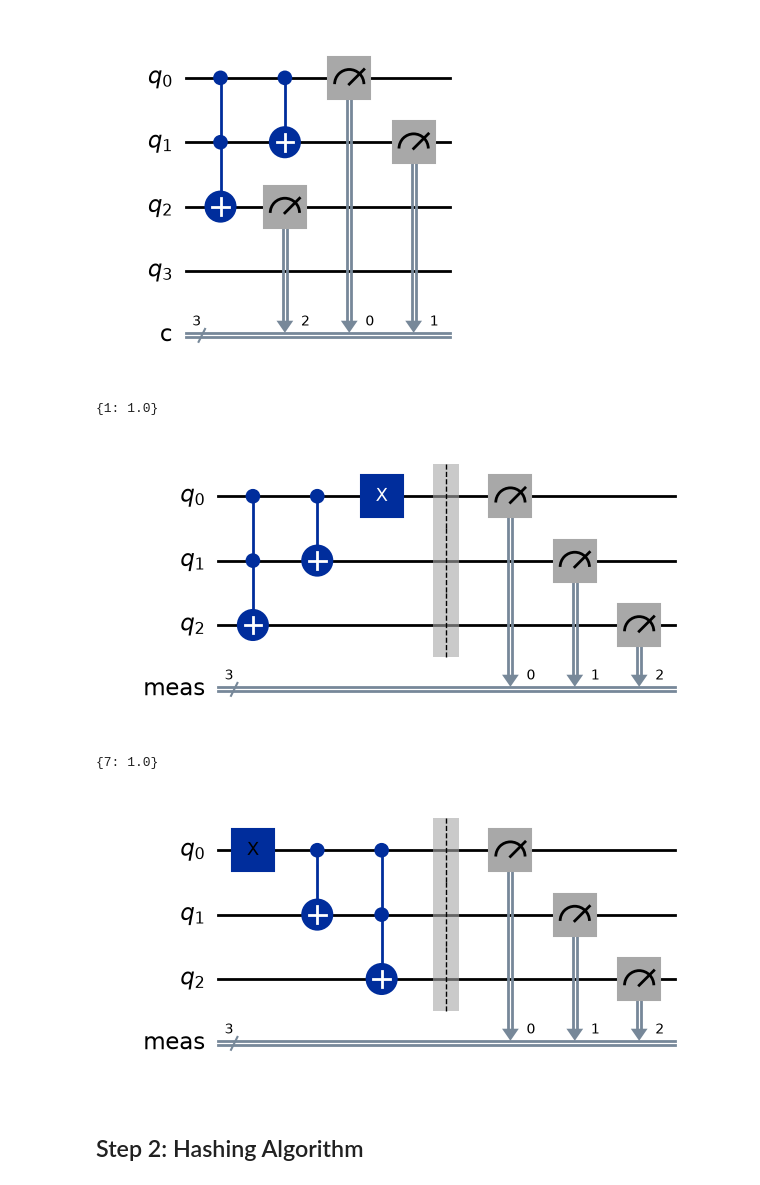
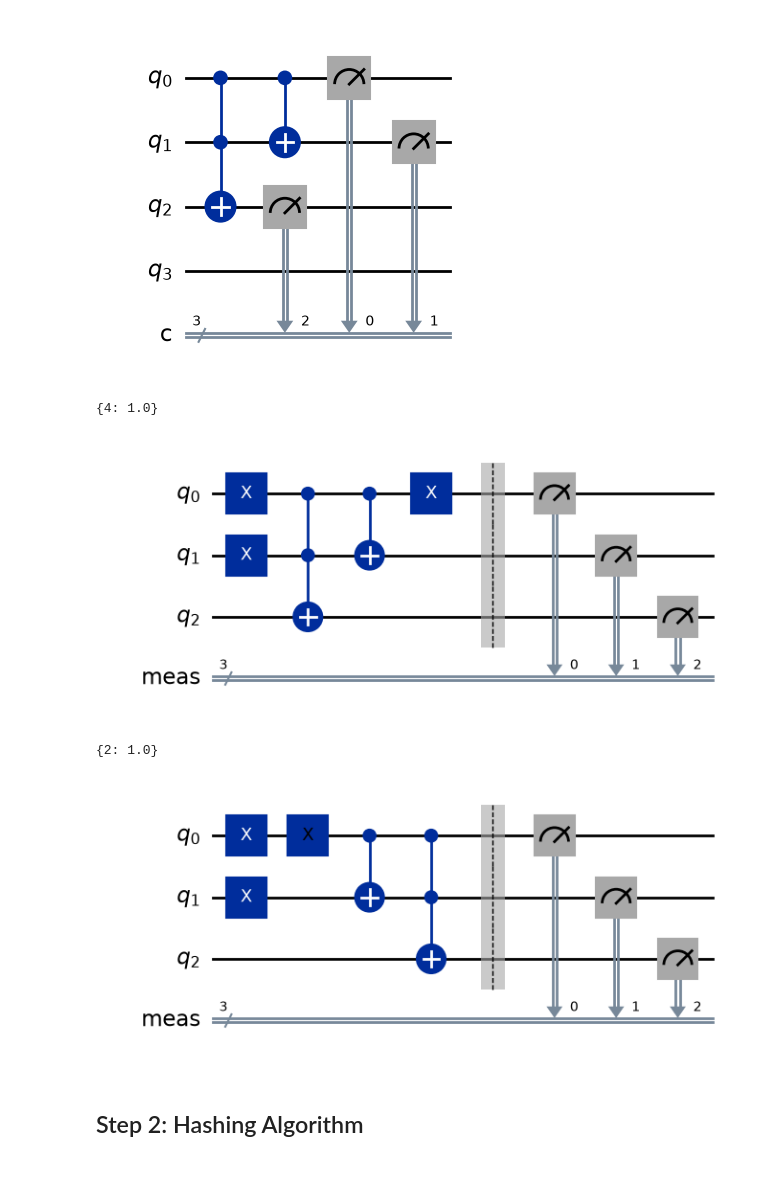
Before and after one commit to helvijs2810/QiskitHash, a Jupyter notebook: main.ipynb, the cells around one changed output. Saved outputs shown, nothing was run; the diff lists cells and outputs as text; code cells hidden in the pictures.

```diff
--- a/main.ipynb
+++ b/main.ipynb
@@ -36,24 +36,32 @@ qc.draw("mpl")
 # %%
 from qiskit import QuantumCircuit
 from qiskit_aer.primitives import Sampler
 
-increment = QuantumCircuit(3)
+qbit_size = 3
+increment = QuantumCircuit(qbit_size)
 
-for target in range(2, 0, -1):
-    control = list(range(target))
-    increment.mcx(control, target)
+def shift_right(qbit_size) -> QuantumCircuit:
+    inc = QuantumCircuit(qbit_size, name="inc")
+    for target in range(qbit_size - 1, 0, -1):
+        control = list(range(target))
+        inc.mcx(control, target)
+    inc.x(0)
+    return inc
 
 increment.x(0)
+increment.x(1)
+
+increment.compose(shift_right(qbit_size), inplace=True)
 
 increment.measure_all()
 
 sampler = Sampler()
 job = sampler.run([increment], shots=1000)
 results = job.result()
 
 print(results.quasi_dists[0])
 
-test.draw("mpl")
+increment.draw("mpl")
 # %% [output]
-{1: 1.0}
+{4: 1.0}
-[figure, old version]
+[figure, new version]
@@ -60,9 +72,17 @@ test.draw("mpl")
 # %%
 decrement = QuantumCircuit(3)
 
-for target in range(0, 3, +1):
-    control = list(range(target))
-    decrement.mcx(control, target)
+def shift_left(qbit_size) -> QuantumCircuit:
+    dec = QuantumCircuit(qbit_size)
+    for target in range(0, 3, +1):
+        control = list(range(target))
+        dec.mcx(control, target)
+    return dec
+
+decrement.x(0)
+decrement.x(1)
+
+decrement.compose(shift_left(qbit_size), inplace=True)
 
 decrement.measure_all()
 
@@ -72,10 +92,10 @@ results = job.result()
 
 print(results.quasi_dists[0])
 
-testtwo.draw("mpl")
+decrement.draw("mpl")
 # %% [output]
-{7: 1.0}
+{2: 1.0}
-[figure, old version]
+[figure, new version]
 # %% [markdown]
 ## Step 2: Hashing Algorithm
 # %% [markdown]
```
Also changed, not shown: parts of 1 cell of this notebook.
